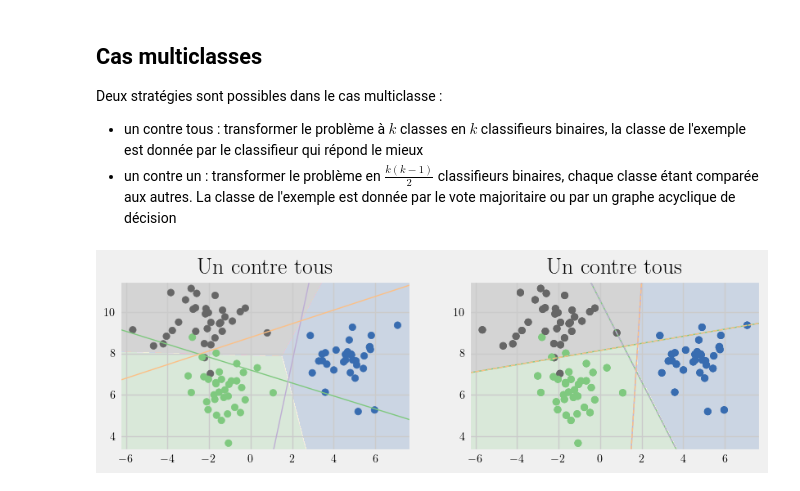
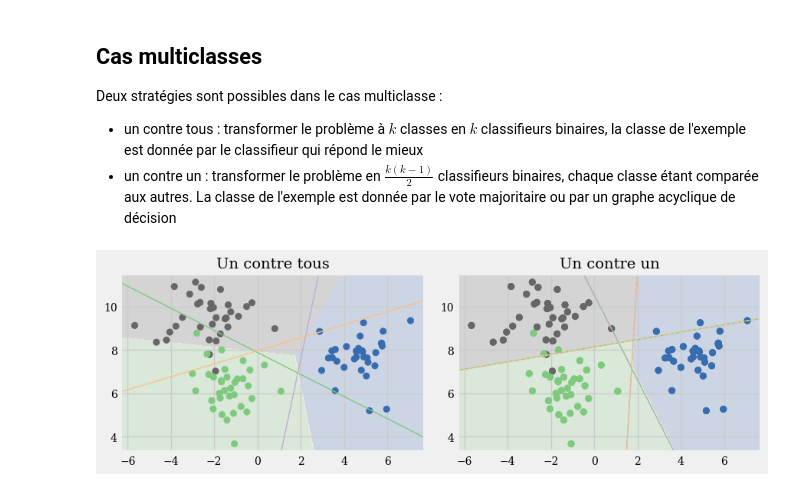
Before and after one commit to vbarra/MLbook, a Jupyter notebook: _build/jupyter_execute/notebook_SVMlin.ipynb, the cells around one changed output. Cells and saved outputs as stored; diff of their text form; code cells hidden in the pictures.

```diff
--- a/_build/jupyter_execute/notebook_SVMlin.ipynb
+++ b/_build/jupyter_execute/notebook_SVMlin.ipynb
@@ -220,36 +219,34 @@ ax[0].set_ylim(ylim)
 
 
 xs = np.linspace(xlim[0], xlim[1], 1000)
 ys = np.linspace(ylim[0], ylim[1], 1000)
 xx, yy = np.meshgrid(xs, ys)
 pred = linear_svm.predict(np.c_[xx.ravel(), yy.ravel()])
 ax[0].imshow(pred.reshape(xx.shape), cmap="Accent", alpha=.2,
            extent=(xlim[0], xlim[1], ylim[1], ylim[0]))
 line = np.linspace(-15, 15)
 for coef, intercept, color in zip(linear_svm.coef_, linear_svm.intercept_, colors):
     ax[0].plot(-(line * coef[1] + intercept) / coef[0], line, c=color)
-ax[0].set_title("Un contre tous")
+ax[0].set_title("Un contre tous",fontsize=14)
 
 
 classes = [(0, 1), (0, 2), (1, 2)]
 svm = SVC(kernel="linear", C=100).fit(X, y)
 points = ax[1].scatter(X[:, 0], X[:, 1], c=y, cmap="Accent")
 xlim = ax[1].get_xlim()
 ylim = ax[1].get_ylim()
 ax[1].set_xlim(xlim)
 ax[1].set_ylim(ylim)
 points = ax[1].scatter(X[:, 0], X[:, 1], c=y, cmap="Accent")
 pred = svm.predict(np.c_[xx.ravel(), yy.ravel()])
 ax[1].imshow(pred.reshape(xx.shape), cmap="Accent", alpha=.2,
            extent=(xlim[0], xlim[1], ylim[1], ylim[0]))
 for coef, intercept, col in zip(svm.coef_, svm.intercept_, classes):
     line2 = -(line * coef[1] + intercept) / coef[0]
     ax[1].plot(line2, line, "-", c=colors[col[0]])
     ax[1].plot(line2, line, "--", c=colors[col[1]])
-ax[1].set_title("Un contre tous")
+ax[1].set_title("Un contre un",fontsize=14)
 
-
-
-plt.savefig('images/multiclasses.png')
+plt.tight_layout()
 # %% [output]
-[figure, old version]
+[figure, new version]
```
Also changed, not shown: parts of 7 cells of this notebook, 21 other files.
